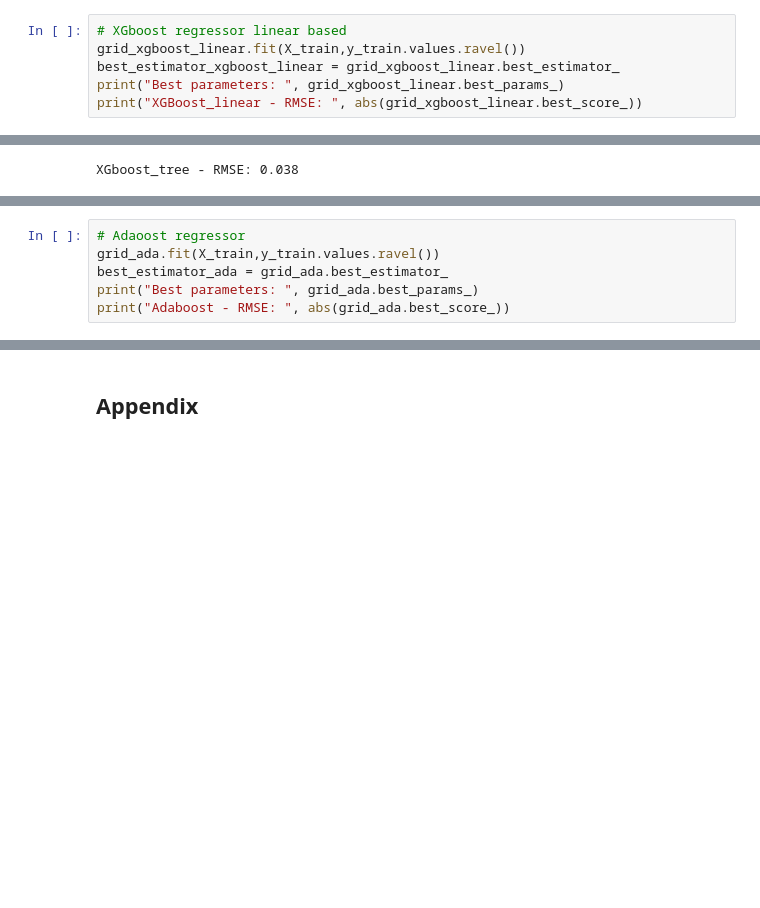
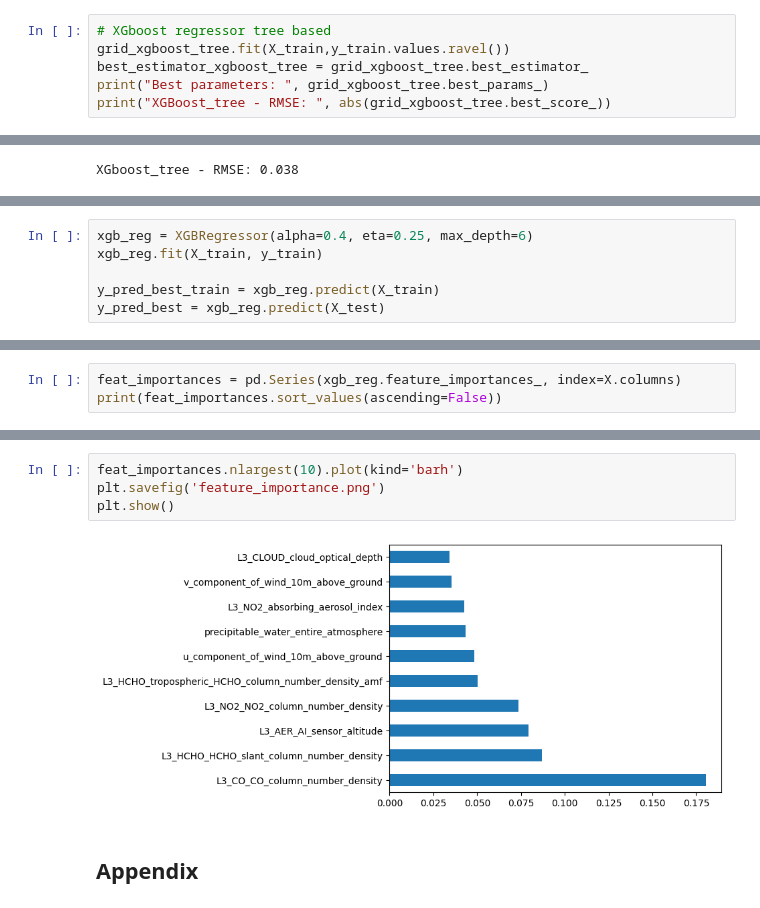
Before and after one commit to JWNowak/ml-project, a Jupyter notebook: 3_ML-project-gvd.ipynb, the cells around one changed output, grey strips where cells are left out. Cells and saved outputs as stored; diff of their text form; blank space fills up the shorter version.

```diff
--- a/3_ML-project-gvd.ipynb
+++ b/3_ML-project-gvd.ipynb
@@ -423,7 +465,7 @@ grid_xgboost_linear = GridSearchCV(pipe_xgboost_linear, param_grid=param_xgboost
 # %%
-# XGboost regressor linear based
-grid_xgboost_linear.fit(X_train,y_train.values.ravel())
-best_estimator_xgboost_linear = grid_xgboost_linear.best_estimator_
-print("Best parameters: ", grid_xgboost_linear.best_params_)
-print("XGBoost_linear - RMSE: ", abs(grid_xgboost_linear.best_score_))
+# XGboost regressor tree based
+grid_xgboost_tree.fit(X_train,y_train.values.ravel())
+best_estimator_xgboost_tree = grid_xgboost_tree.best_estimator_
+print("Best parameters: ", grid_xgboost_tree.best_params_)
+print("XGBoost_tree - RMSE: ", abs(grid_xgboost_tree.best_score_))
 # %% [output]
@@ -496,6 +494,0 @@ grid_ada = GridSearchCV(pipe_ada, param_grid=param_ada, cv=5, scoring='neg_root_
-# %%
-# Adaoost regressor
-grid_ada.fit(X_train,y_train.values.ravel())
-best_estimator_ada = grid_ada.best_estimator_
-print("Best parameters: ", grid_ada.best_params_)
-print("Adaboost - RMSE: ", abs(grid_ada.best_score_))
@@ -525,0 +495,6 @@ Adaboost - RMSE: 0.054
+# %%
+xgb_reg = XGBRegressor(alpha=0.4, eta=0.25, max_depth=6)
+xgb_reg.fit(X_train, y_train)
+
+y_pred_best_train = xgb_reg.predict(X_train)
+y_pred_best = xgb_reg.predict(X_test)
@@ -525,0 +506,3 @@ Adaboost - RMSE: 0.054
+# %%
+feat_importances = pd.Series(xgb_reg.feature_importances_, index=X.columns)
+print(feat_importances.sort_values(ascending=False))
@@ -526,3 +527,9 @@ Adaboost - RMSE: 0.054
+# %%
+feat_importances.nlargest(10).plot(kind='barh')
+plt.savefig('feature_importance.png')
+plt.show()
+# %% [output]
+[figure, added]
 # %% [markdown]
 ## Appendix
 # %% [markdown]
```
Also changed, not shown: parts of 15 cells of this notebook, 9 other files.
